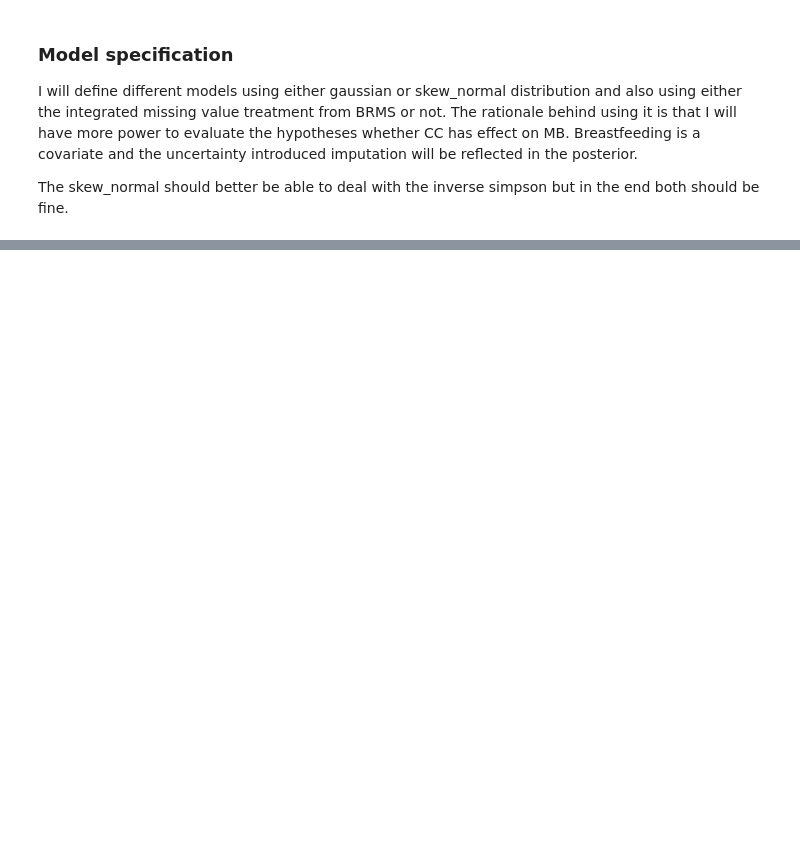
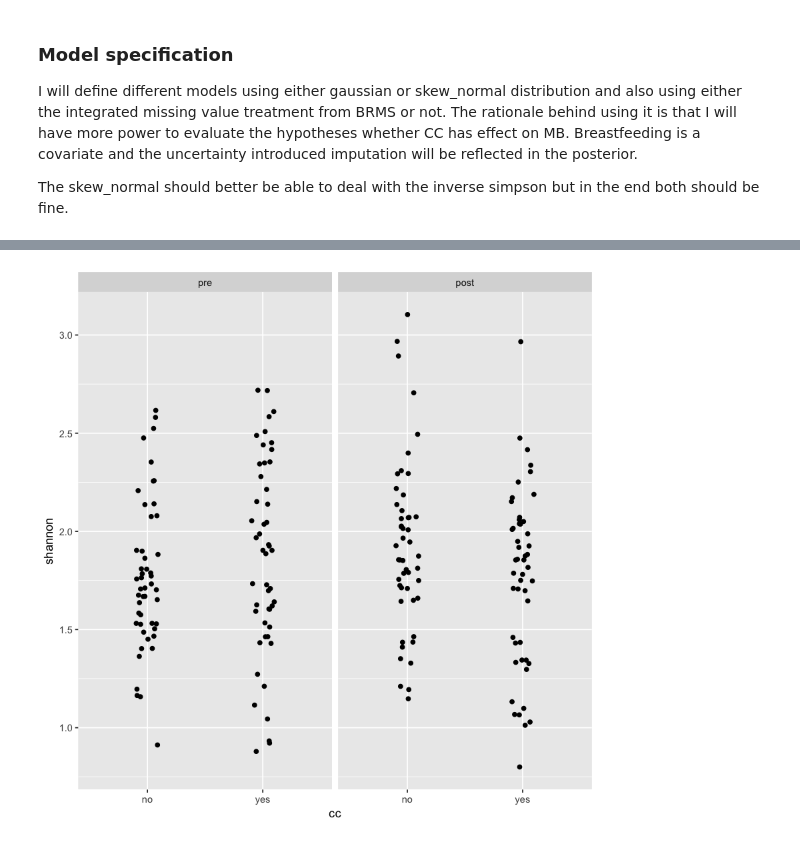
Before and after one commit to HenrikEckermann/bibo, a Jupyter notebook: notebooks/childcare_article_analyses.ipynb, the cells around one changed output, grey strips where cells are left out. Drawn from its saved outputs; the diff is of its cells as text; code cells hidden in the pictures; blank space fills up the shorter version.

```diff
--- a/notebooks/childcare_article_analyses.ipynb
+++ b/notebooks/childcare_article_analyses.ipynb
@@ -465,0 +473,6 @@ div_models_skew_mi
+# %%
+ggplot(meta, aes(cc, shannon)) +
+    geom_jitter(width = 0.1) +
+    facet_wrap(~time)
+# %% [output]
+[figure, added]
```
Also changed, not shown: parts of 25 cells of this notebook, 1 other file.
